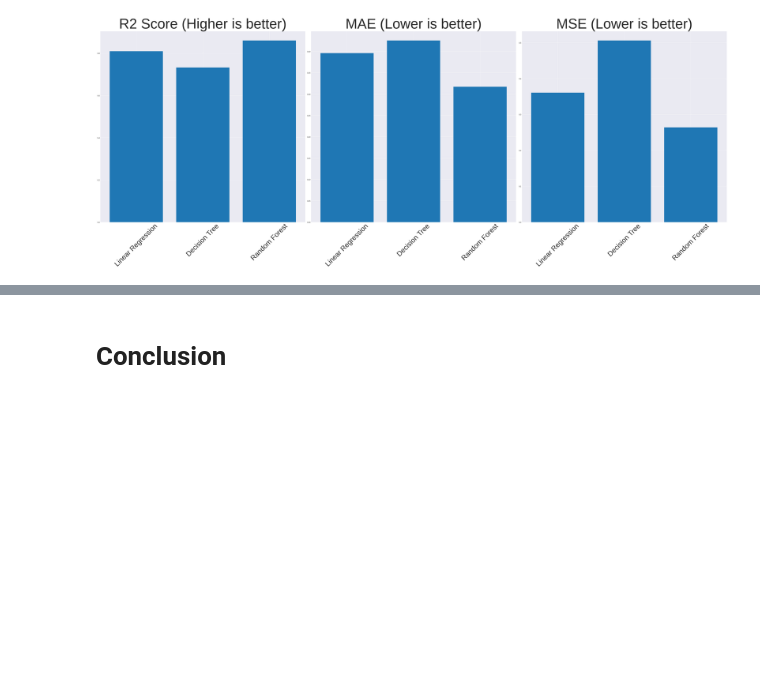
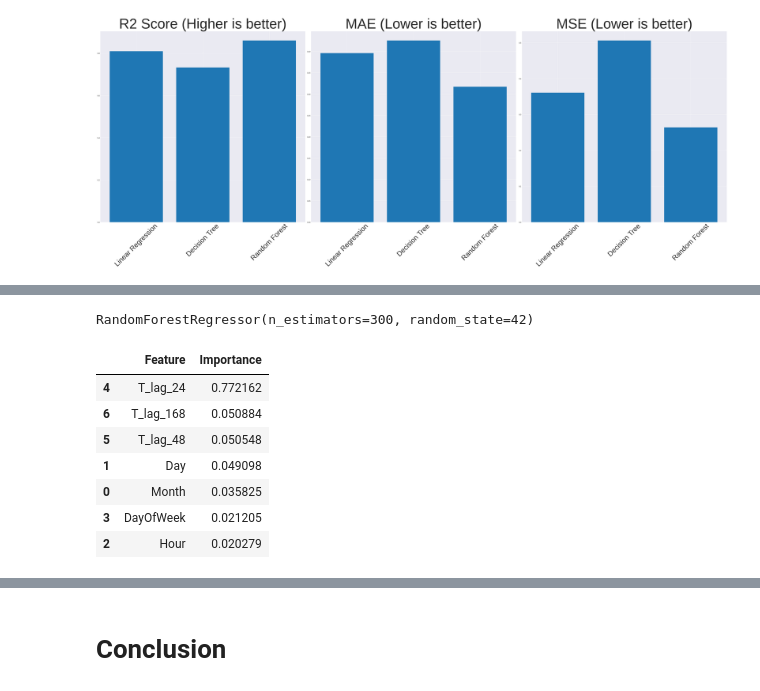
Before and after one commit to namharledba/Air-Quality-Prediction-Dashboard-, a Jupyter notebook: DataAnalysisFile.ipynb, the cells around one changed output, grey strips where cells are left out. Saved outputs shown, nothing was run; the diff lists cells and outputs as text; code cells hidden in the pictures; blank space fills up the shorter version.

```diff
--- a/DataAnalysisFile.ipynb
+++ b/DataAnalysisFile.ipynb
@@ -848,0 +892,10 @@ Recommendations:
+# %%
+
+forecast_df['T_lag_24'] = forecast_df['T'].shift(24)
+forecast_df['T_lag_48'] = forecast_df['T'].shift(48)
+forecast_df['T_lag_168'] = forecast_df['T'].shift(168)
+
+
+forecast_df['Future_T'] = forecast_df['T'].shift(-24)
+
+forecast_df.dropna(inplace=True)
@@ -848,0 +1047,28 @@ Recommendations:
+# %%
+model_T = RandomForestRegressor(n_estimators=300, random_state=42)
+model_T.fit(X_temp, y_temp)
+# %% [output]
+RandomForestRegressor(n_estimators=300, random_state=42)
+# %%
+feature_names = [
+    'Month','Day','Hour','DayOfWeek',
+    'T_lag_24','T_lag_48','T_lag_168'
+]
+
+importances = model_T.feature_importances_
+
+cause_df = pd.DataFrame({
+    "Feature": feature_names,
+    "Importance": importances
+}).sort_values("Importance", ascending=False)
+
+cause_df
+# %% [output]
+|  | Feature | Importance |
+| 4 | T_lag_24 | 0.772162 |
+| 6 | T_lag_168 | 0.050884 |
+| 5 | T_lag_48 | 0.050548 |
+| 1 | Day | 0.049098 |
+| 0 | Month | 0.035825 |
+| 3 | DayOfWeek | 0.021205 |
+| 2 | Hour | 0.020279 |
```
Also changed, not shown: parts of 13 cells of this notebook.
